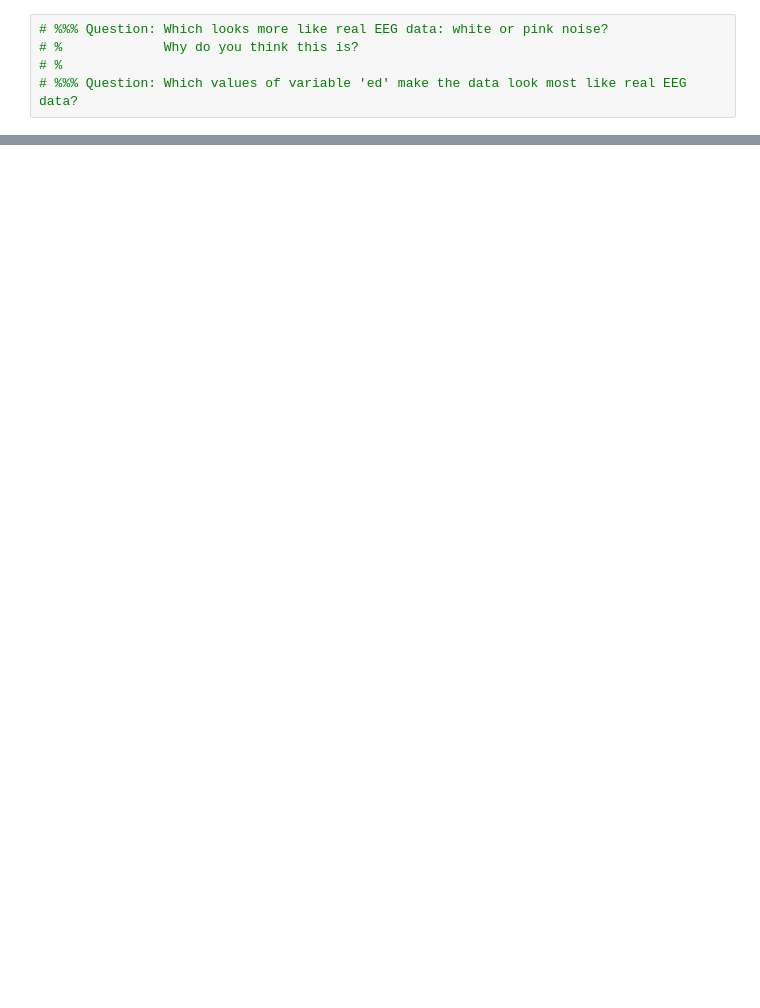
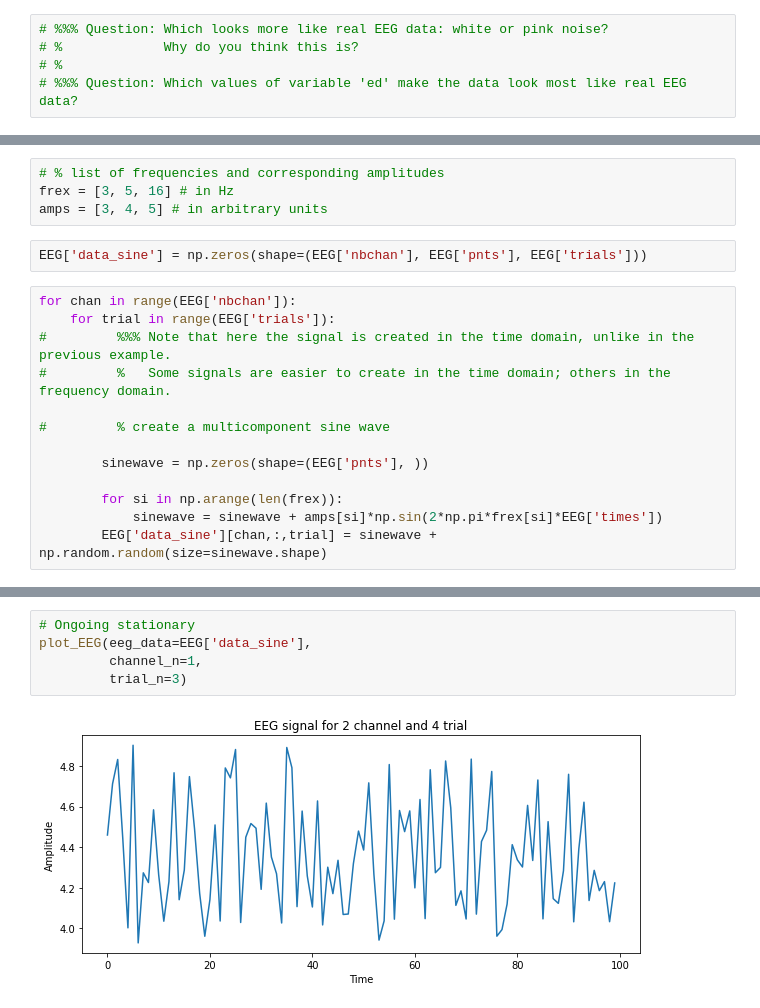
Before and after one commit to rklymentiev/nsp-course, a Jupyter notebook: problem_set.ipynb, the cells around one changed output, grey strips where cells are left out. Cells and saved outputs as stored; diff of their text form; blank space fills up the shorter version.

```diff
--- a/problem_set.ipynb
+++ b/problem_set.ipynb
@@ -137,0 +162,19 @@ plot_EEG(eeg_data=EEG['data_pink'],
+# %%
+# % list of frequencies and corresponding amplitudes
+frex = [3, 5, 16] # in Hz
+amps = [3, 4, 5] # in arbitrary units
+# %%
+EEG['data_sine'] = np.zeros(shape=(EEG['nbchan'], EEG['pnts'], EEG['trials']))
+# %%
+for chan in range(EEG['nbchan']):
+    for trial in range(EEG['trials']):
+#         %%% Note that here the signal is created in the time domain, unlike in the previous example.
+#         %   Some signals are easier to create in the time domain; others in the frequency domain.
+
+#         % create a multicomponent sine wave
+
+        sinewave = np.zeros(shape=(EEG['pnts'], ))
+
+        for si in np.arange(len(frex)):
+            sinewave = sinewave + amps[si]*np.sin(2*np.pi*frex[si]*EEG['times'])
+        EEG['data_sine'][chan,:,trial] = sinewave + np.random.random(size=sinewave.shape)
@@ -137,0 +188,7 @@ plot_EEG(eeg_data=EEG['data_pink'],
+# %%
+# Ongoing stationary
+plot_EEG(eeg_data=EEG['data_sine'],
+         channel_n=1,
+         trial_n=3)
+# %% [output]
+[figure, added]
```
Also changed, not shown: parts of 14 cells of this notebook.
